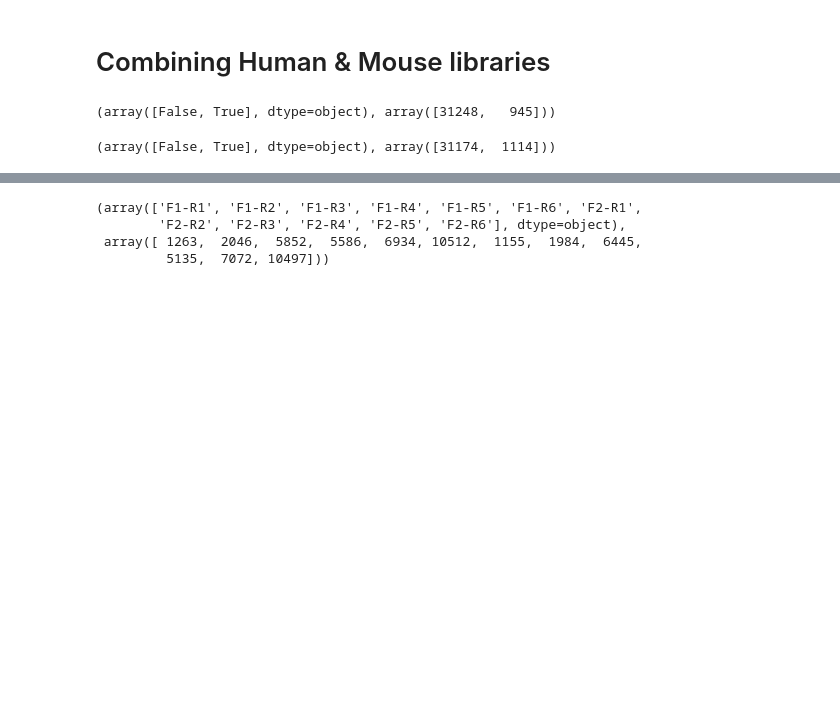
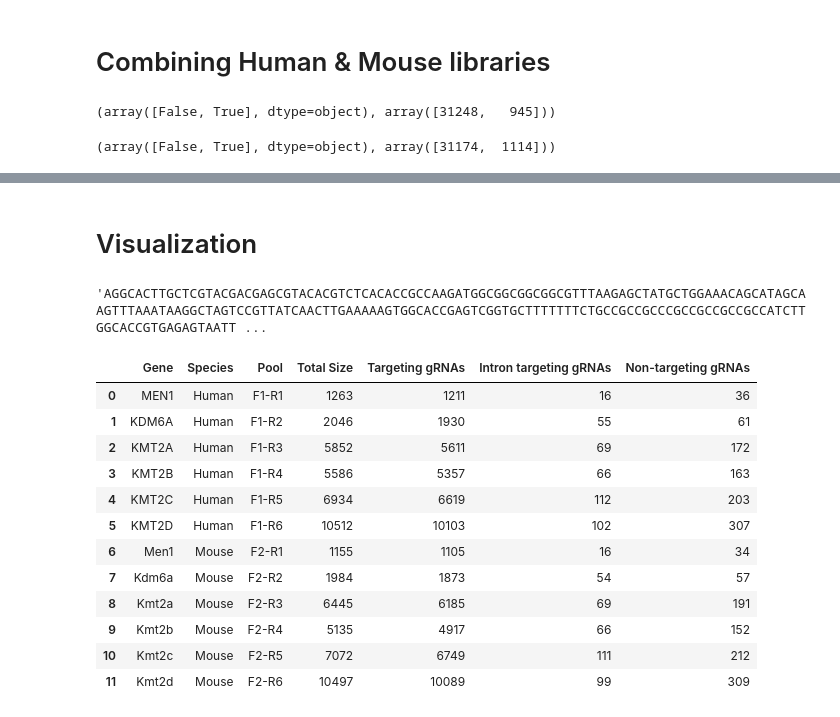
Before and after one commit to samgould2/chromatin-tiling-libraries, a Jupyter notebook: combining_visualizing.ipynb, the cells around one changed output, grey strips where cells are left out. Cells and saved outputs as stored; diff of their text form; code cells hidden in the pictures; blank space fills up the shorter version.

```diff
--- a/combining_visualizing.ipynb
+++ b/combining_visualizing.ipynb
@@ -63,0 +68,2 @@ print(len(np.unique(merged['sensor_wt'])))
+# %% [markdown]
+# Visualization
@@ -64 +72,5 @@ print(len(np.unique(merged['sensor_wt'])))
+# %%
+list(merged[merged['Pool']=='F1-R4']['gRNA_oligo'])[0]
+# %% [output]
+'AGGCACTTGCTCGTACGACGAGCGTACACGTCTCACACCGCCAAGATGGCGGCGGCGGCGTTTAAGAGCTATGCTGGAAACAGCATAGCAAGTTTAAATAAGGCTAGTCCGTTATCAACTTGAAAAAGTGGCACCGAGTCGGTGCTTTTTTTCTGCCGCCGCCCGCCGCCGCCGCCATCTTGGCACCGTGAGAGTAATT ...
 # %%
@@ -66,7 +78,41 @@ print(len(np.unique(merged['sensor_wt'])))
-# %%
-np.unique(merged['Pool'], return_counts=True)
-# %% [output]
-(array(['F1-R1', 'F1-R2', 'F1-R3', 'F1-R4', 'F1-R5', 'F1-R6', 'F2-R1',
-        'F2-R2', 'F2-R3', 'F2-R4', 'F2-R5', 'F2-R6'], dtype=object),
- array([ 1263,  2046,  5852,  5586,  6934, 10512,  1155,  1984,  6445,
-         5135,  7072, 10497]))
+# %%
+p = []
+gene = []
+intron = []
+nt = []
+targeting = []
+total_size = []
+species = []
+
+for i in np.unique(merged['Pool']):
+
+    subset = merged[merged['Pool']==i]
+    g =np.unique(subset[subset['classification']=='targeting']['Gene'])
+    u, c = np.unique(subset['classification'], return_counts=True)
+    d1 = dict(zip(u,c))
+
+    intron.append(d1['intron'])
+    nt.append(d1['non-targeting control'])
+    targeting.append(d1['targeting'])
+
+    p.append(i)
+    gene.append(g[0])
+    species.append(np.unique(subset[subset['classification']=='targeting']['species'])[0])
+    total_size.append(len(subset))
+
+pd.DataFrame(dict(zip(['Gene', 'Species', 'Pool', 'Total Size', 'Targeting gRNAs', 'Intron targeting gRNAs', 'Non-targeting gRNAs'],
+                      [gene,species, p, total_size, targeting, intron, nt])))
+# %% [output]
+|  | Gene | Species | Pool | Total Size | Targeting gRNAs | Intron targeting gRNAs | Non-targeting gRNAs |
+| 0 | MEN1 | Human | F1-R1 | 1263 | 1211 | 16 | 36 |
+| 1 | KDM6A | Human | F1-R2 | 2046 | 1930 | 55 | 61 |
+| 2 | KMT2A | Human | F1-R3 | 5852 | 5611 | 69 | 172 |
+| 3 | KMT2B | Human | F1-R4 | 5586 | 5357 | 66 | 163 |
+| 4 | KMT2C | Human | F1-R5 | 6934 | 6619 | 112 | 203 |
+| 5 | KMT2D | Human | F1-R6 | 10512 | 10103 | 102 | 307 |
+| 6 | Men1 | Mouse | F2-R1 | 1155 | 1105 | 16 | 34 |
+| 7 | Kdm6a | Mouse | F2-R2 | 1984 | 1873 | 54 | 57 |
+| 8 | Kmt2a | Mouse | F2-R3 | 6445 | 6185 | 69 | 191 |
+| 9 | Kmt2b | Mouse | F2-R4 | 5135 | 4917 | 66 | 152 |
+| 10 | Kmt2c | Mouse | F2-R5 | 7072 | 6749 | 111 | 212 |
+| 11 | Kmt2d | Mouse | F2-R6 | 10497 | 10089 | 99 | 309 |
```
Also changed, not shown: parts of 12 cells of this notebook, 17 other files.
